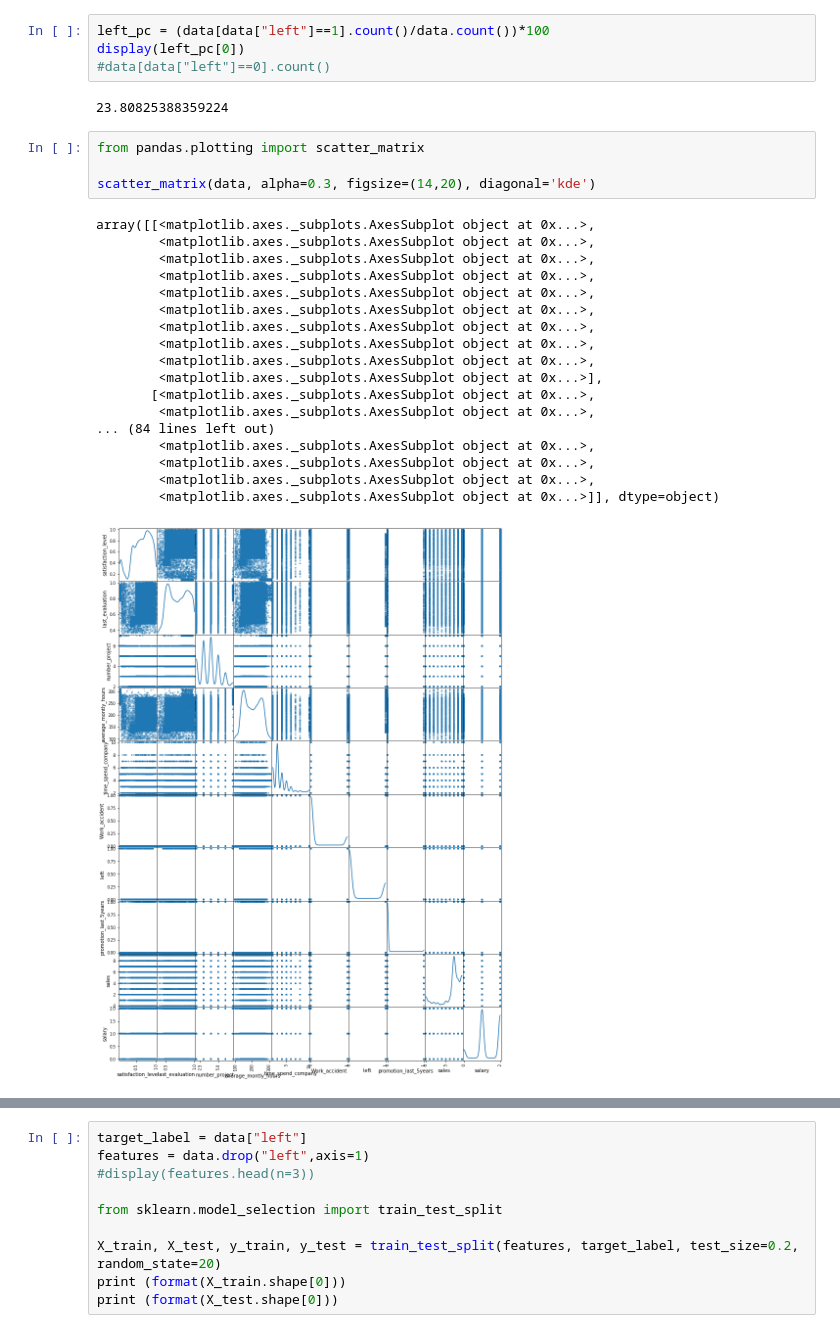
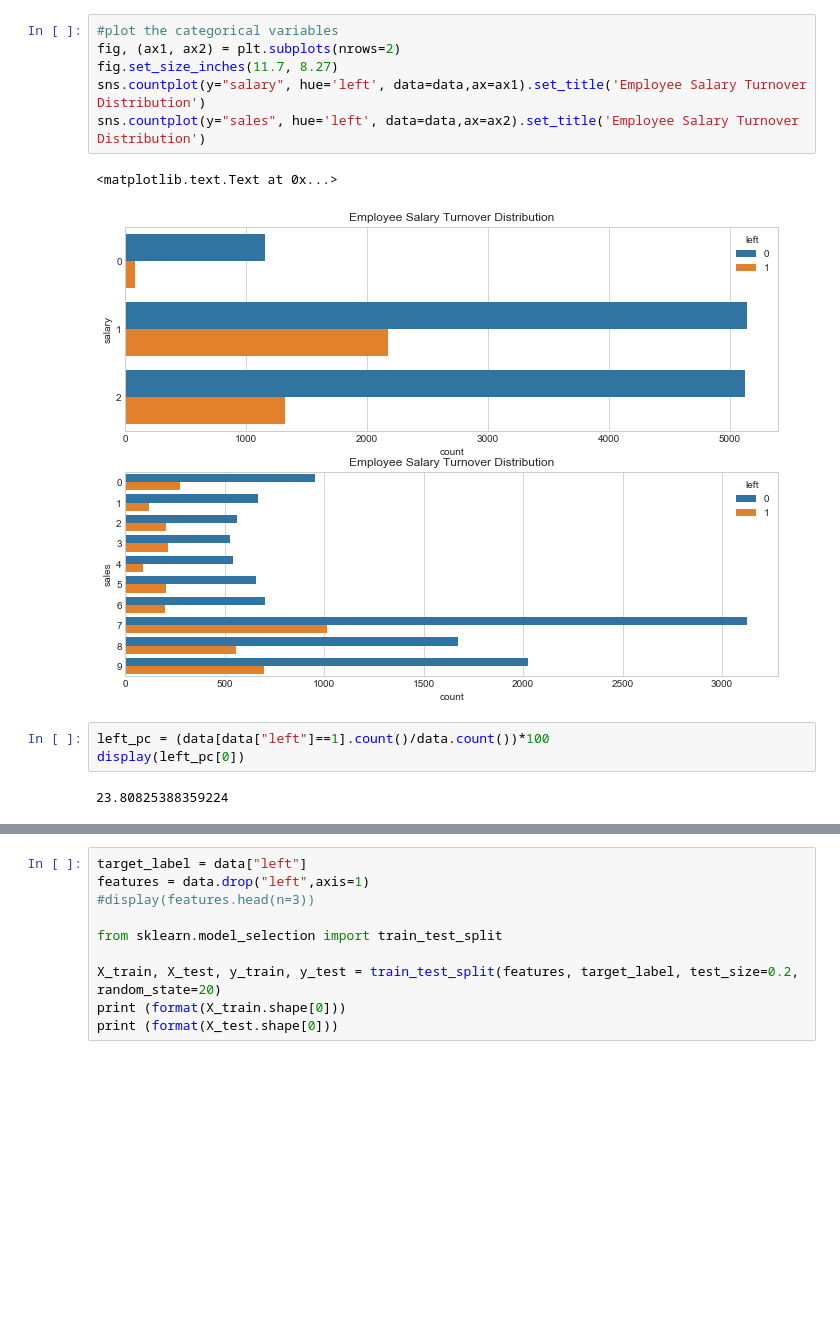
Before and after one commit to sonia2305/HR_Analysis, a Jupyter notebook: HRAnalysis.ipynb, the cells around one changed output, grey strips where cells are left out. Cells and saved outputs as stored; diff of their text form; blank space fills up the shorter version.

```diff
--- a/HRAnalysis.ipynb
+++ b/HRAnalysis.ipynb
@@ -38,29 +128,14 @@ print(data["salary"].unique())
+# %%
+#plot the categorical variables
+fig, (ax1, ax2) = plt.subplots(nrows=2)
+fig.set_size_inches(11.7, 8.27)
+sns.countplot(y="salary", hue='left', data=data,ax=ax1).set_title('Employee Salary Turnover Distribution')
+sns.countplot(y="sales", hue='left', data=data,ax=ax2).set_title('Employee Salary Turnover Distribution')
+# %% [output]
+<matplotlib.text.Text at 0x...>
+[figure, added]
 # %%
 left_pc = (data[data["left"]==1].count()/data.count())*100
 display(left_pc[0])
-#data[data["left"]==0].count()
 # %% [output]
 23.80825388359224
-# %%
-from pandas.plotting import scatter_matrix
-
-scatter_matrix(data, alpha=0.3, figsize=(14,20), diagonal='kde')
-# %% [output]
-array([[<matplotlib.axes._subplots.AxesSubplot object at 0x...>,
-        <matplotlib.axes._subplots.AxesSubplot object at 0x...>,
-        <matplotlib.axes._subplots.AxesSubplot object at 0x...>,
-        <matplotlib.axes._subplots.AxesSubplot object at 0x...>,
-        <matplotlib.axes._subplots.AxesSubplot object at 0x...>,
-        <matplotlib.axes._subplots.AxesSubplot object at 0x...>,
-        <matplotlib.axes._subplots.AxesSubplot object at 0x...>,
-        <matplotlib.axes._subplots.AxesSubplot object at 0x...>,
-        <matplotlib.axes._subplots.AxesSubplot object at 0x...>,
-        <matplotlib.axes._subplots.AxesSubplot object at 0x...>],
-       [<matplotlib.axes._subplots.AxesSubplot object at 0x...>,
-        <matplotlib.axes._subplots.AxesSubplot object at 0x...>,
-... (84 lines left out)
-        <matplotlib.axes._subplots.AxesSubplot object at 0x...>,
-        <matplotlib.axes._subplots.AxesSubplot object at 0x...>,
-        <matplotlib.axes._subplots.AxesSubplot object at 0x...>,
-        <matplotlib.axes._subplots.AxesSubplot object at 0x...>]], dtype=object)
-[figure, removed]
```
Also changed, not shown: parts of 14 cells of this notebook.
